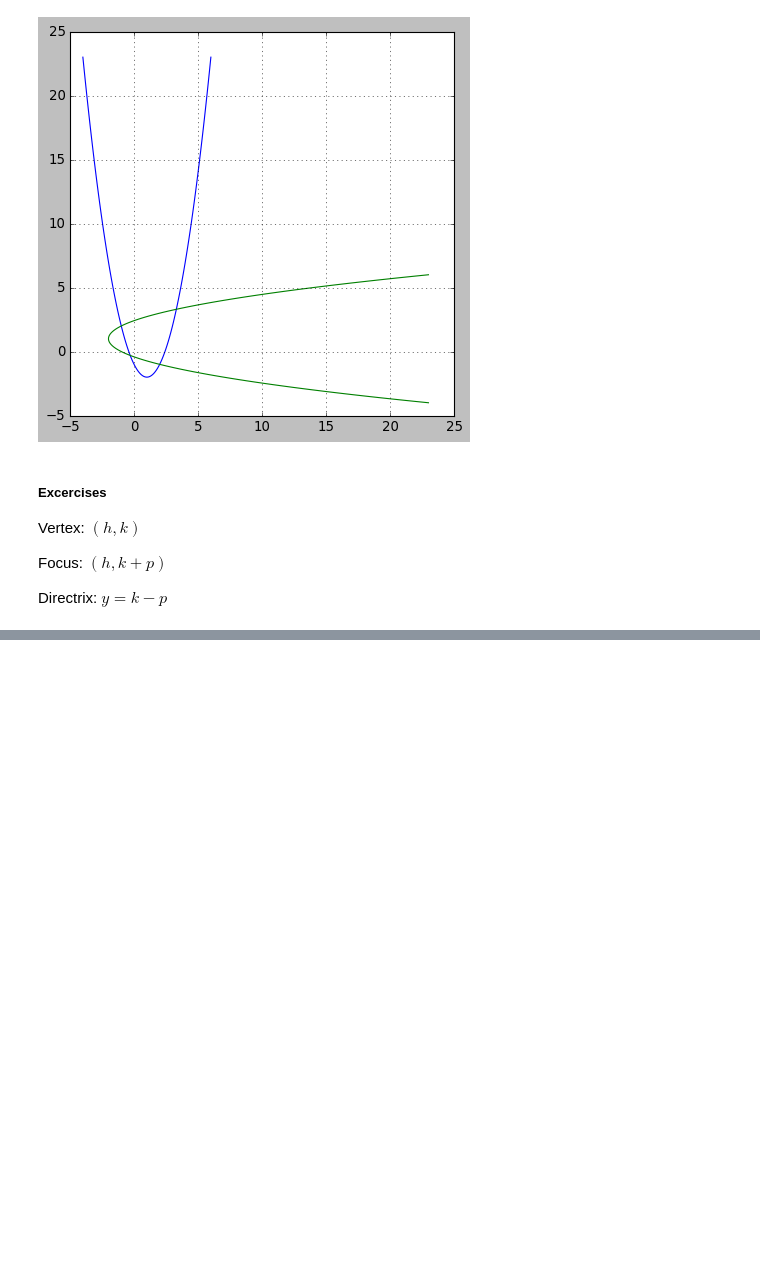
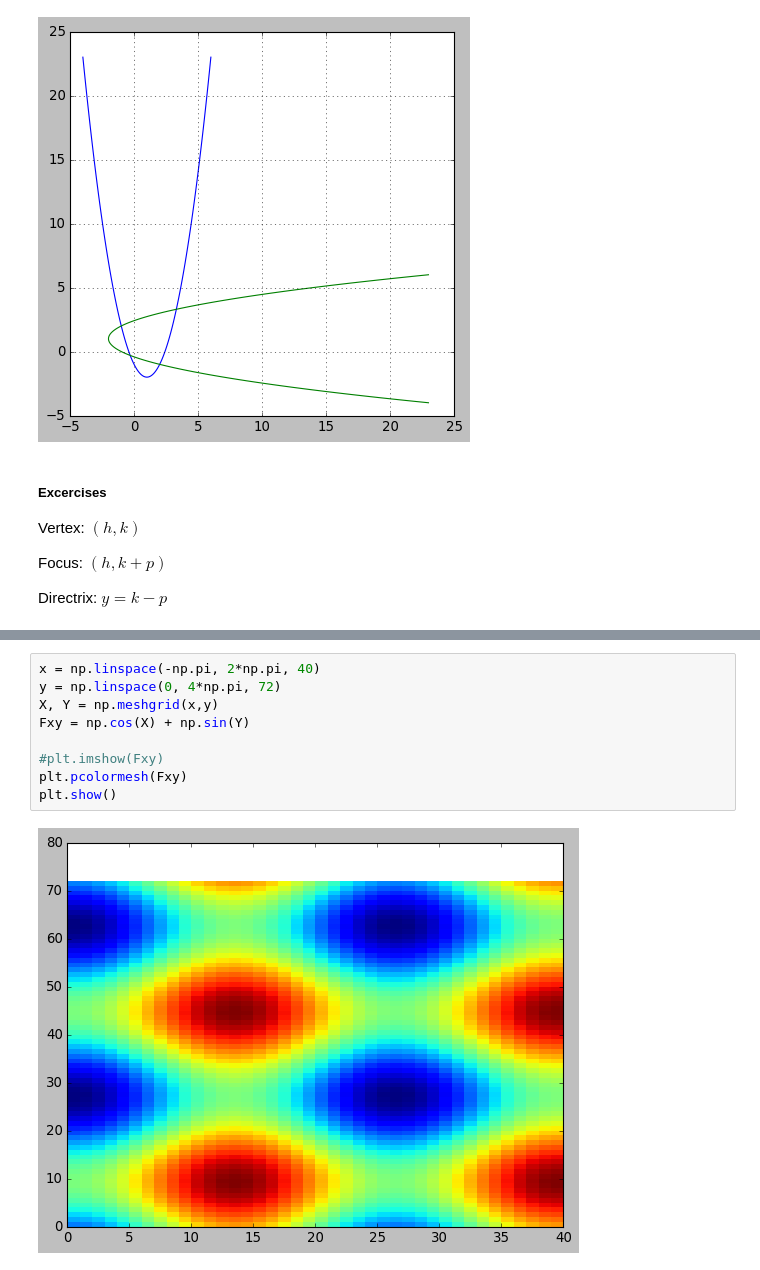
Before and after one commit to pawelztef/maths_pyt, a Jupyter notebook: graphing_conic_sections.ipynb, the cells around one changed output, grey strips where cells are left out. Saved outputs shown, nothing was run; the diff lists cells and outputs as text; blank space fills up the shorter version.

```diff
--- a/graphing_conic_sections.ipynb
+++ b/graphing_conic_sections.ipynb
@@ -68,0 +105,11 @@ plt.show()
+# %%
+x = np.linspace(-np.pi, 2*np.pi, 40)
+y = np.linspace(0, 4*np.pi, 72)
+X, Y = np.meshgrid(x,y)
+Fxy = np.cos(X) + np.sin(Y)
+
+#plt.imshow(Fxy)
+plt.pcolormesh(Fxy)
+plt.show()
+# %% [output]
+[figure, added]
```
Also changed, not shown: parts of 8 cells of this notebook.
